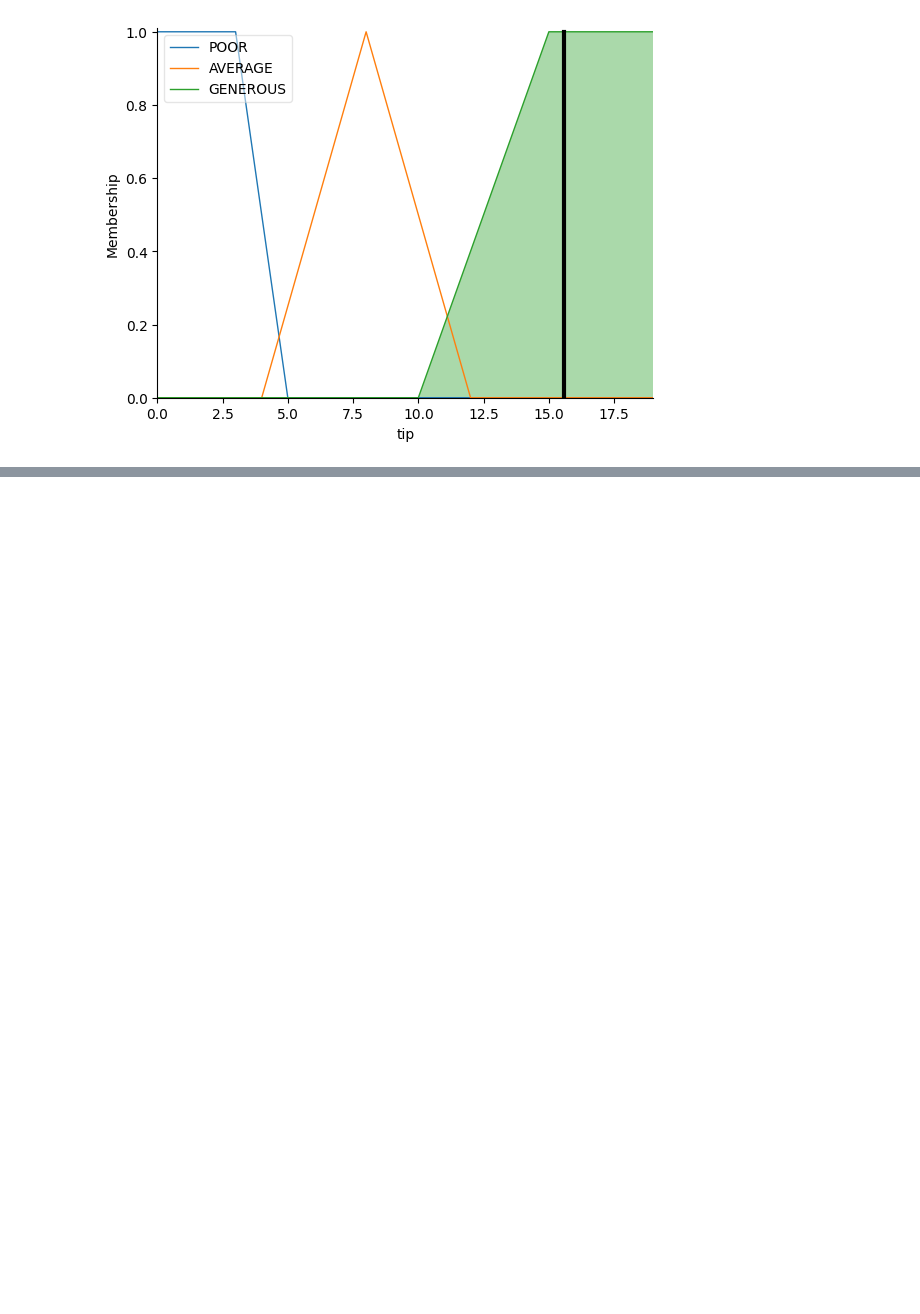
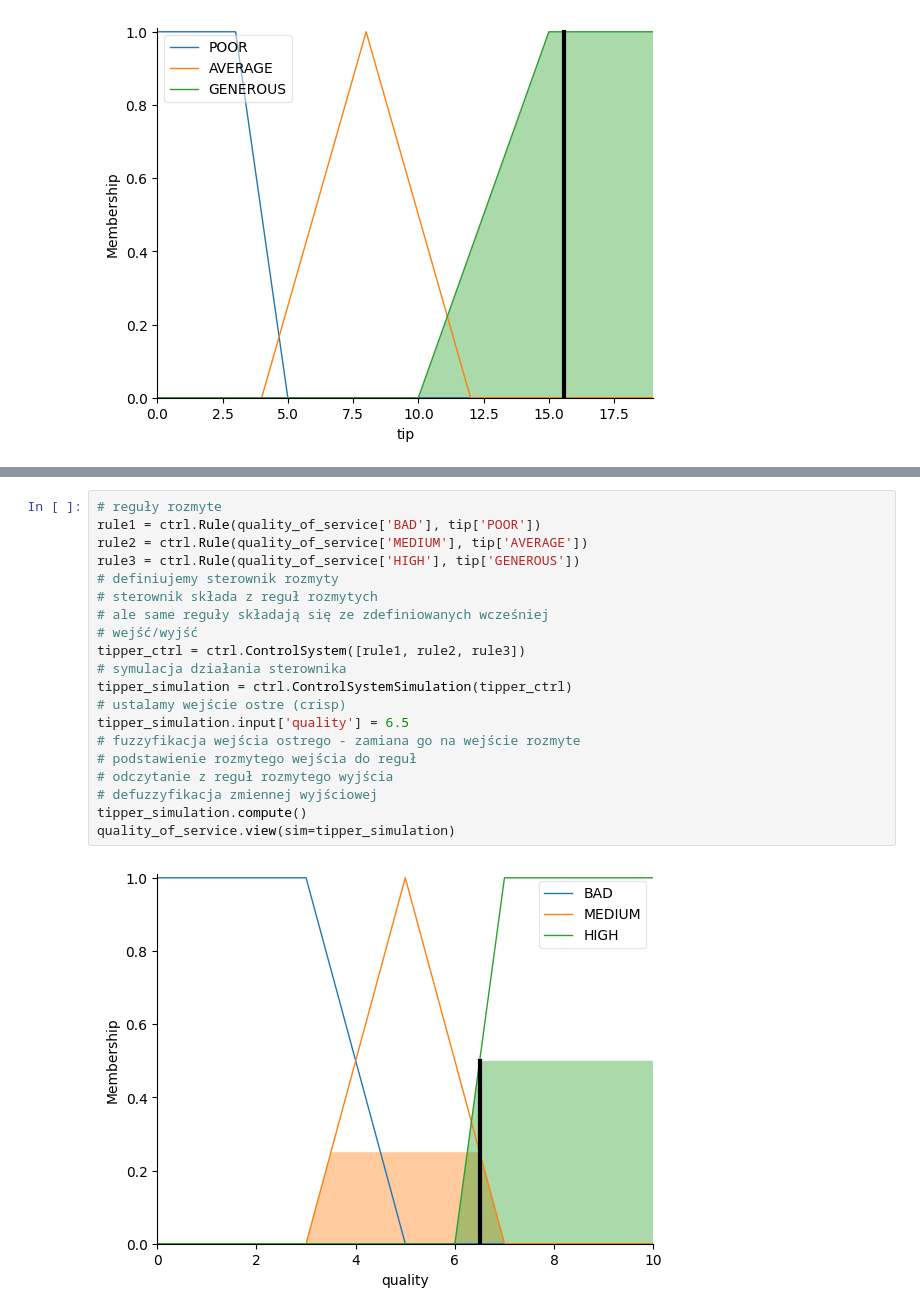
Before and after one commit to pppfkp/systemy_rozmyte, a Jupyter notebook: lab1/tipper.ipynb, the cells around one changed output, grey strips where cells are left out. Drawn from its saved outputs; the diff is of its cells as text; blank space fills up the shorter version.

```diff
--- a/lab1/tipper.ipynb
+++ b/lab1/tipper.ipynb
@@ -98,0 +133,22 @@ plt.plot(x, y5)
+# %%
+# reguły rozmyte
+rule1 = ctrl.Rule(quality_of_service['BAD'], tip['POOR'])
+rule2 = ctrl.Rule(quality_of_service['MEDIUM'], tip['AVERAGE'])
+rule3 = ctrl.Rule(quality_of_service['HIGH'], tip['GENEROUS'])
+# definiujemy sterownik rozmyty
+# sterownik składa z reguł rozmytych
+# ale same reguły składają się ze zdefiniowanych wcześniej
+# wejść/wyjść
+tipper_ctrl = ctrl.ControlSystem([rule1, rule2, rule3])
+# symulacja działania sterownika
+tipper_simulation = ctrl.ControlSystemSimulation(tipper_ctrl)
+# ustalamy wejście ostre (crisp)
+tipper_simulation.input['quality'] = 6.5
+# fuzzyfikacja wejścia ostrego - zamiana go na wejście rozmyte
+# podstawienie rozmytego wejścia do reguł
+# odczytanie z reguł rozmytego wyjścia
+# defuzzyfikacja zmiennej wyjściowej
+tipper_simulation.compute()
+quality_of_service.view(sim=tipper_simulation)
+# %% [output]
+[figure, added]
```
Also changed, not shown: parts of 18 cells of this notebook.
